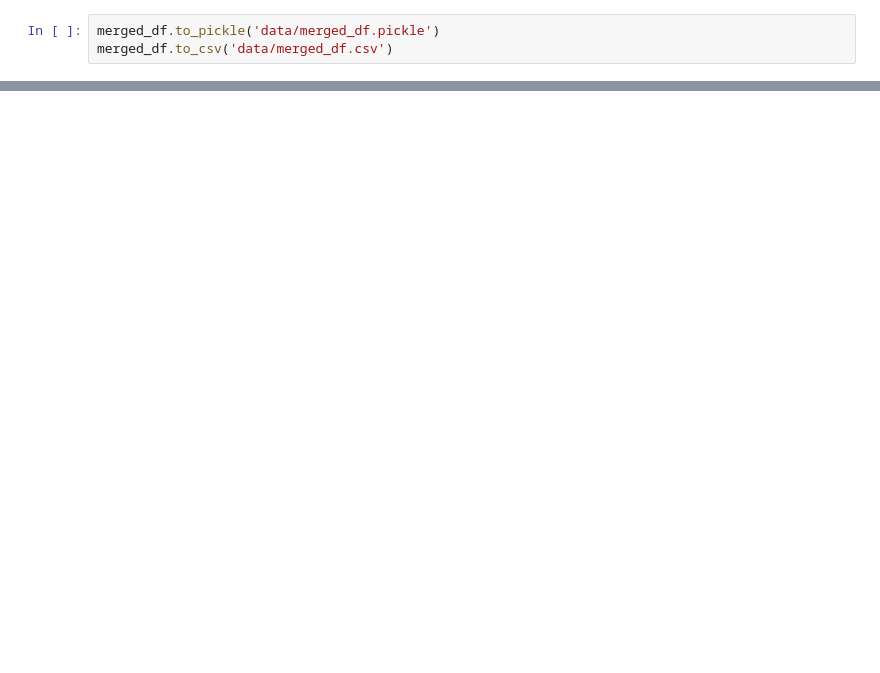
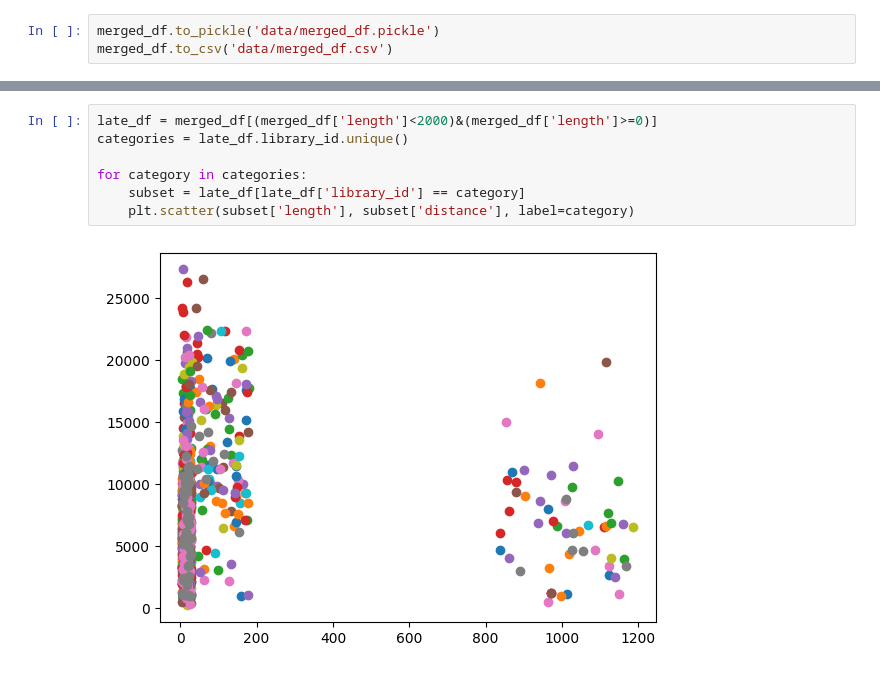
Before and after one commit to homoludens/library_example, a Jupyter notebook: library_eda.ipynb, the cells around one changed output, grey strips where cells are left out. Drawn from its saved outputs; the diff is of its cells as text; blank space fills up the shorter version.

```diff
--- a/library_eda.ipynb
+++ b/library_eda.ipynb
@@ -810,0 +838,9 @@ merged_df.to_csv('data/merged_df.csv')
+# %%
+late_df = merged_df[(merged_df['length']<2000)&(merged_df['length']>=0)]
+categories = late_df.library_id.unique()
+
+for category in categories:
+    subset = late_df[late_df['library_id'] == category]
+    plt.scatter(subset['length'], subset['distance'], label=category)
+# %% [output]
+[figure, added]
```
Also changed, not shown: parts of 123 cells of this notebook.
